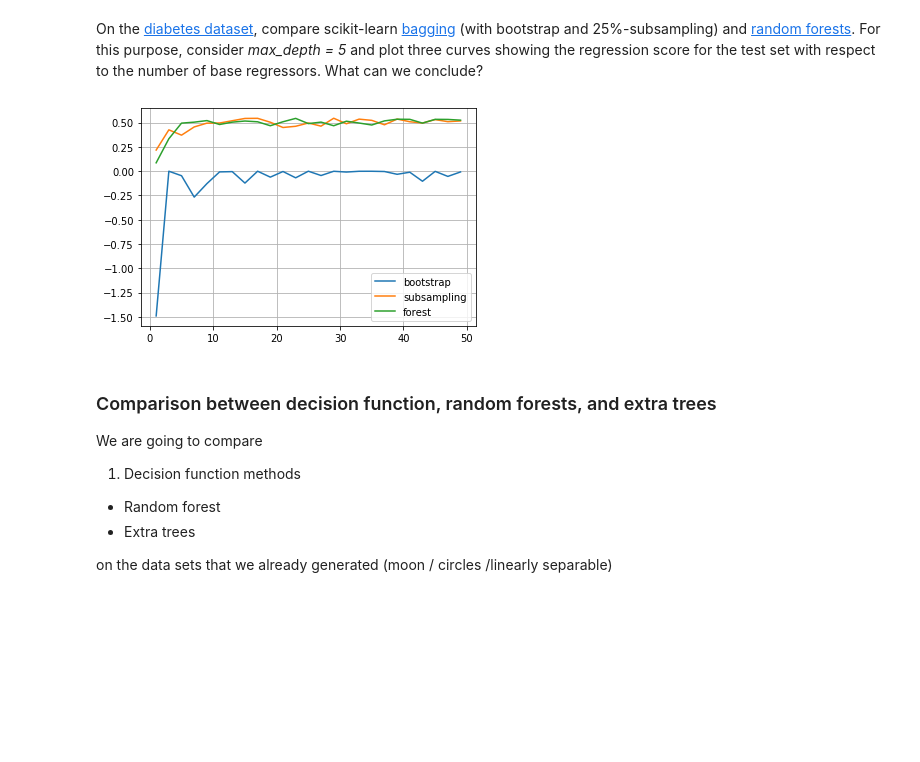
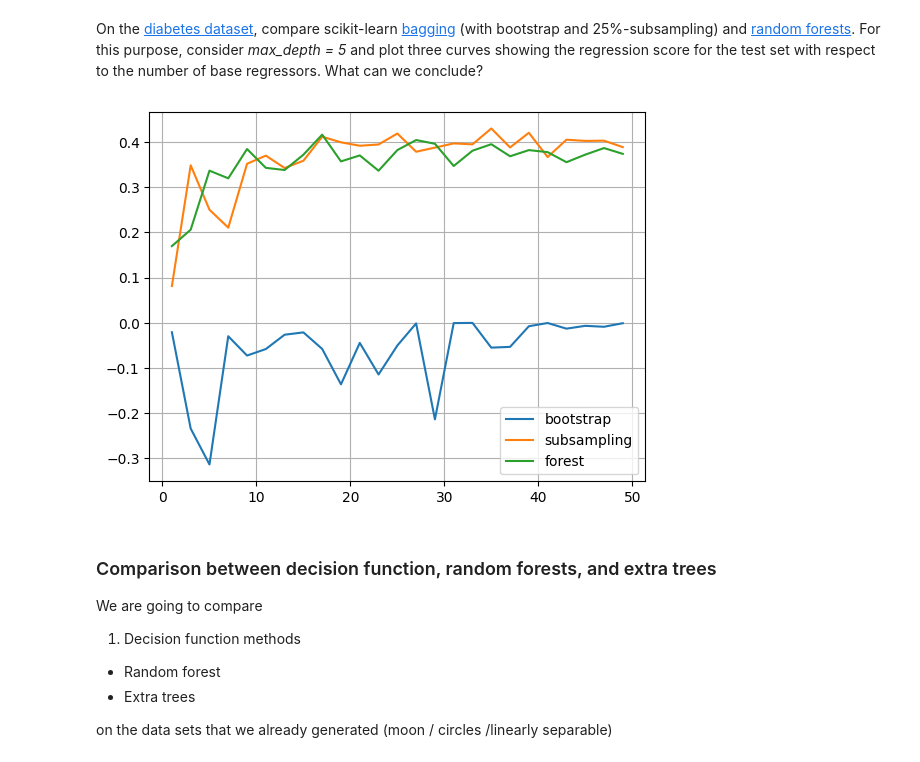
Before and after one commit to rousseam/KNearestNeighbors, a Jupyter notebook: Student_decision_ensemble_methods.ipynb, the cells around one changed output. Drawn from its saved outputs; the diff is of its cells as text; code cells hidden in the pictures; blank space fills up the shorter version.

```diff
--- a/Student_decision_ensemble_methods.ipynb
+++ b/Student_decision_ensemble_methods.ipynb
@@ -580,27 +580,27 @@ What can we conclude?
 # %%
 # Answer
 from sklearn.ensemble import BaggingRegressor, RandomForestRegressor
 
 depth = 5
 params = {"max_depth": depth}
 
 estim = np.arange(1, 50, step=2)
-for name, reg in [("bootstrap", BaggingRegressor(base_estimator=DecisionTreeRegressor(**params),
+for name, reg in [("bootstrap", BaggingRegressor(estimator=DecisionTreeRegressor(**params),
                                                  max_samples=1)),
-                  ("subsampling", BaggingRegressor(base_estimator=DecisionTreeRegressor(**params),
+                  ("subsampling", BaggingRegressor(estimator=DecisionTreeRegressor(**params),
                                                    bootstrap=False,
                                                    max_samples=0.25)),
                   ("forest", RandomForestRegressor(**params))]:
     score = []
     for T in estim:
-        reg.n_estimators = # Put your answer here
-        # Put your answer here
+        reg.n_estimators = T
+        reg.fit(X_train, y_train)
         score.append(reg.score(X_test, y_test))
     plt.plot(estim, score, label=name)
 plt.legend(loc="best")
 plt.grid()
 # %% [output]
-[figure, old version]
+[figure, new version]
 # %% [markdown]
    ### Comparison between decision function, random forests, and extra trees
 
```
Also changed, not shown: parts of 1 cell of this notebook.
